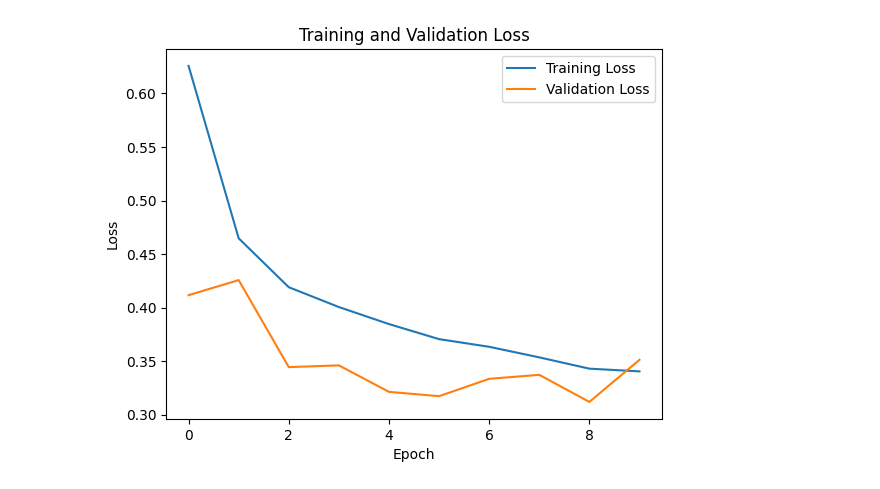
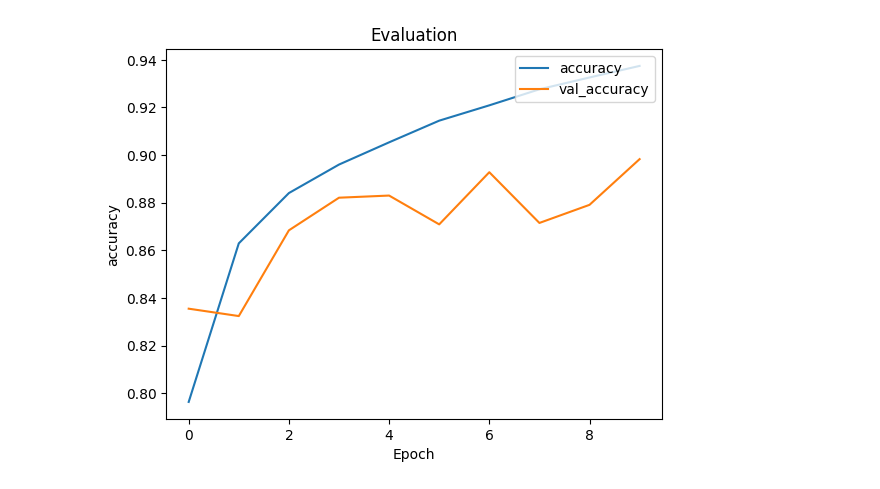
Before and after one commit to yadukrishnan37/intro-to-deep-learning-and-transfer-learning, a Jupyter notebook: Task1/image_clss-dnn.ipynb, the cells around one changed output. Saved outputs shown, nothing was run; the diff lists cells and outputs as text; code cells hidden in the pictures.

```diff
--- a/Task1/image_clss-dnn.ipynb
+++ b/Task1/image_clss-dnn.ipynb
@@ -7,9 +12,8 @@ import matplotlib.pyplot as plt
 # %%
-# Loading the data
-
 fashion_mnist = tf.keras.datasets.fashion_mnist
 (x_train, y_train), (x_test, y_test) = fashion_mnist.load_data()
 
-x_train, x_test = x_train / 255.0, x_test / 255.0
+x_train = x_train / 255.0
+x_test = x_test / 255.0
 x_train = x_train.reshape((x_train.shape[0], 28, 28, 1))
 x_test = x_test.reshape((x_test.shape[0], 28, 28, 1))
@@ -25,14 +20,12 @@ Downloading data from https://storage.googleapis.com/tensorflow/tf-keras-dataset
 # %%
-# Building the model
-
 model = models.Sequential([
     layers.Conv2D(32, (3, 3), activation='relu', input_shape=(28, 28, 1)),
     layers.MaxPooling2D((2, 2)),
 
-    layers.Conv2D(64, (3, 3), activation='relu'),
+    layers.Conv2D(64, (3, 3), activation='relu', input_shape=(28, 28, 1)),
     layers.MaxPooling2D((2, 2)),
 
-    layers.Conv2D(128, (3, 3), activation='relu'),
+    layers.Conv2D(128, (3, 3), activation='relu', input_shape=(28, 28, 1)),
     layers.MaxPooling2D((2, 2)),
 
     layers.Flatten(),
@@ -49,7 +40,7 @@ model.compile(optimizer='adam',
 # %%
-# Training the model
-
-history = model.fit(x_train, y_train, epochs=10,
-                    validation_data=(x_test, y_test))
+history = model.fit(x_train,
+                    y_train,
+                    epochs = 10,
+                    validation_data = (x_test, y_test))
 # %% [output]
 Epoch 1/10
@@ -84,13 +73,11 @@ Test accuracy: 0.8668000102043152
 # %%
-# Plotting loss function
-
-plt.plot(history.history['loss'], label='loss')
-plt.plot(history.history['val_loss'], label='val_loss')
+plt.plot(history.history['accuracy'], label='accuracy')
+plt.plot(history.history['val_accuracy'], label='val_accuracy')
 plt.xlabel('Epoch')
-plt.ylabel('Loss')
+plt.ylabel('accuracy')
 plt.legend(loc='upper right')
 plt.title('Evaluation')
 
 plt.show()
 # %% [output]
-[figure, old version]
+[figure, new version]
```
Also changed, not shown: parts of 5 cells of this notebook, 3 other files.
